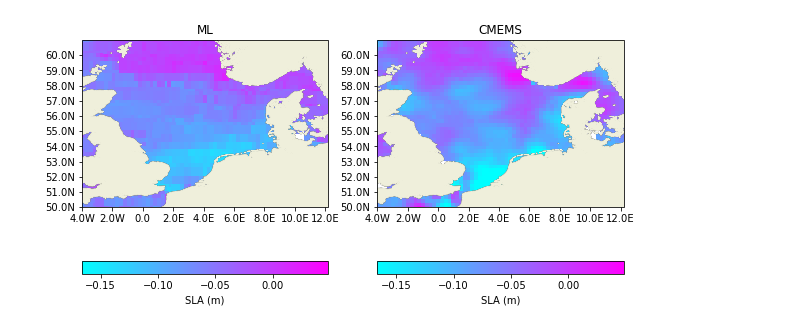
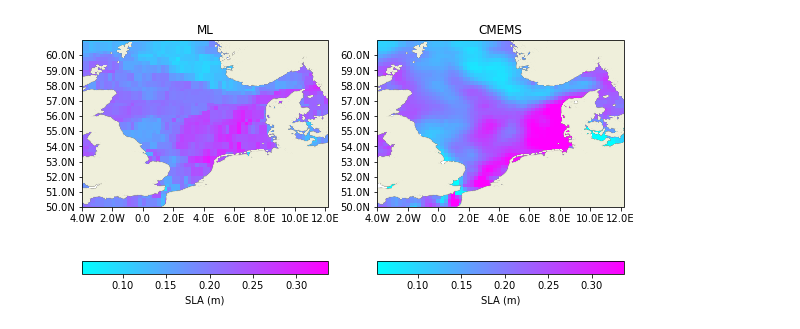
Before and after one commit to ne62rut/machine_learning_altimetry_validation, a Jupyter notebook: plot_dailymapsexample.ipynb, the cells around one changed output. Drawn from its saved outputs; the diff is of its cells as text; code cells hidden in the pictures.

```diff
--- a/plot_dailymapsexample.ipynb
+++ b/plot_dailymapsexample.ipynb
@@ -66,7 +66,7 @@ def single_plot(alti_20,min_sl,max_sl,counter,fig,title):
 
     return
 # %%
-alti_ML = pd.read_csv('/DGFI8/H/work_marcello/machine_learning_altimetry/test_prediction_newpoints_surge_northsea2004_01to12.csv',index_col=[0],parse_dates=[0])
+alti_ML = pd.read_csv('/DGFI8/H/work_marcello/machine_learning_altimetry/test_prediction_newpoints_surge_northsea2021_01to12.csv',index_col=[0],parse_dates=[0])
 
 # FROM COPERNICUS MODEL:
 #alti_Copernicus = pd.read_csv('/DGFI8/H/work_marcello/machine_learning_altimetry/test_prediction_newpoints_surge_copernicus.csv',index_col=[7],parse_dates=[7])
@@ -126,34 +126,35 @@ alti_cmems = pd.read_csv('/DGFI8/H/work_marcello/machine_learning_altimetry/test
 fig = plt.figure(figsize = (15, 10))
 
 #chosen_date='2004-05-13 15:00:00'
-chosen_day='2004-04-24'
+chosen_day='2021-10-24'
 
 alti_20_ML=alti_ML.loc[chosen_day:chosen_day] #- np.nanmean(alti_20_ML.sla_predicted)
 #alti_20_ML = alti_ML.loc[alti_ML['time']==chosen_day]
 #alti_20_ML = alti_20_ML.set_index(alti_20_ML.times)
 min_sl=np.nanmean(alti_20_ML.sla_predicted)-3*np.nanstd(alti_20_ML.sla_predicted)
 max_sl=np.nanmean(alti_20_ML.sla_predicted)+3*np.nanstd(alti_20_ML.sla_predicted)
+
 
 single_plot(alti_20_ML,min_sl,max_sl,1,fig,'ML')
 
 alti_20_cmems=alti_cmems.loc[chosen_day:chosen_day] #- np.nanmean(alti_cmems.sla_predicted)
 #alti_20_cmems=alti_20_cmems.groupby([pd.Grouper('lon'),pd.Grouper('lat')]).mean()
 #alti_20_cmems['lat'] = alti_20_cmems.index.get_level_values('lat')
 #alti_20_cmems['lon'] = alti_20_cmems.index.get_level_values('lon')
 #min_sl=np.nanmean(alti_20_cmems.sla_predicted)-3*np.nanstd(alti_20_cmems.sla_predicted)
 #max_sl=np.nanmean(alti_20_cmems.sla_predicted)+3*np.nanstd(alti_20_cmems.sla_predicted)
 
 
 single_plot(alti_20_cmems,min_sl,max_sl,2,fig,'CMEMS')
 
 
 
 # alti_20_Copernicus=alti_Copernicus.loc[chosen_day:chosen_day] #- np.nanmean(alti_Copernicus.sla_predicted)
 # min_sl=np.nanmean(alti_20_Copernicus.sla_predicted)-np.nanstd(alti_20_Copernicus.sla_predicted)
 # max_sl=np.nanmean(alti_20_Copernicus.sla_predicted)+np.nanstd(alti_20_Copernicus.sla_predicted)
 
 # single_plot(alti_20_Copernicus,min_sl,max_sl,3,fig)
 
-fig.savefig("fig_dailymapsexample.png")
+#fig.savefig("fig_dailymapsexample.png")
 # %% [output]
-[figure, old version]
+[figure, new version]
```
Also changed, not shown: 1 other file.
